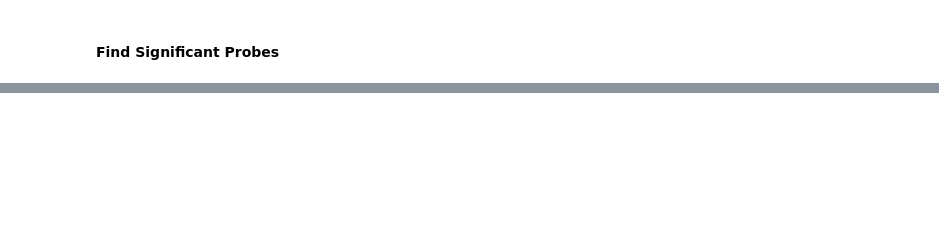
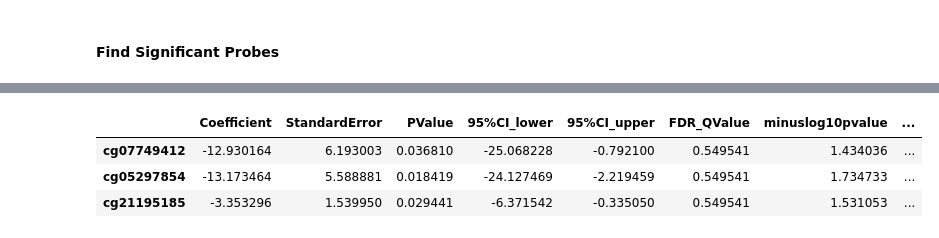
Before and after one commit to FoxoTech/methylize, a Jupyter notebook: docs/methylize_tutorial.ipynb, the cells around one changed output, grey strips where cells are left out. Drawn from its saved outputs; the diff is of its cells as text; code cells hidden in the pictures; blank space fills up the shorter version.

```diff
--- a/docs/methylize_tutorial.ipynb
+++ b/docs/methylize_tutorial.ipynb
@@ -224,0 +240,8 @@ interesting_probes3
+# %%
+rand = test_results.sample(300)
+rand[rand.PValue <= 0.05]
+# %% [output]
+|  | Coefficient | StandardError | PValue | 95%CI_lower | 95%CI_upper | FDR_QValue | minuslog10pvalue | ... |
+| cg07749412 | -12.930164 | 6.193003 | 0.036810 | -25.068228 | -0.792100 | 0.549541 | 1.434036 | ... |
+| cg05297854 | -13.173464 | 5.588881 | 0.018419 | -24.127469 | -2.219459 | 0.549541 | 1.734733 | ... |
+| cg21195185 | -3.353296 | 1.539950 | 0.029441 | -6.371542 | -0.335050 | 0.549541 | 1.531053 | ... |
```
Also changed, not shown: parts of 11 cells of this notebook, 2 other files.
